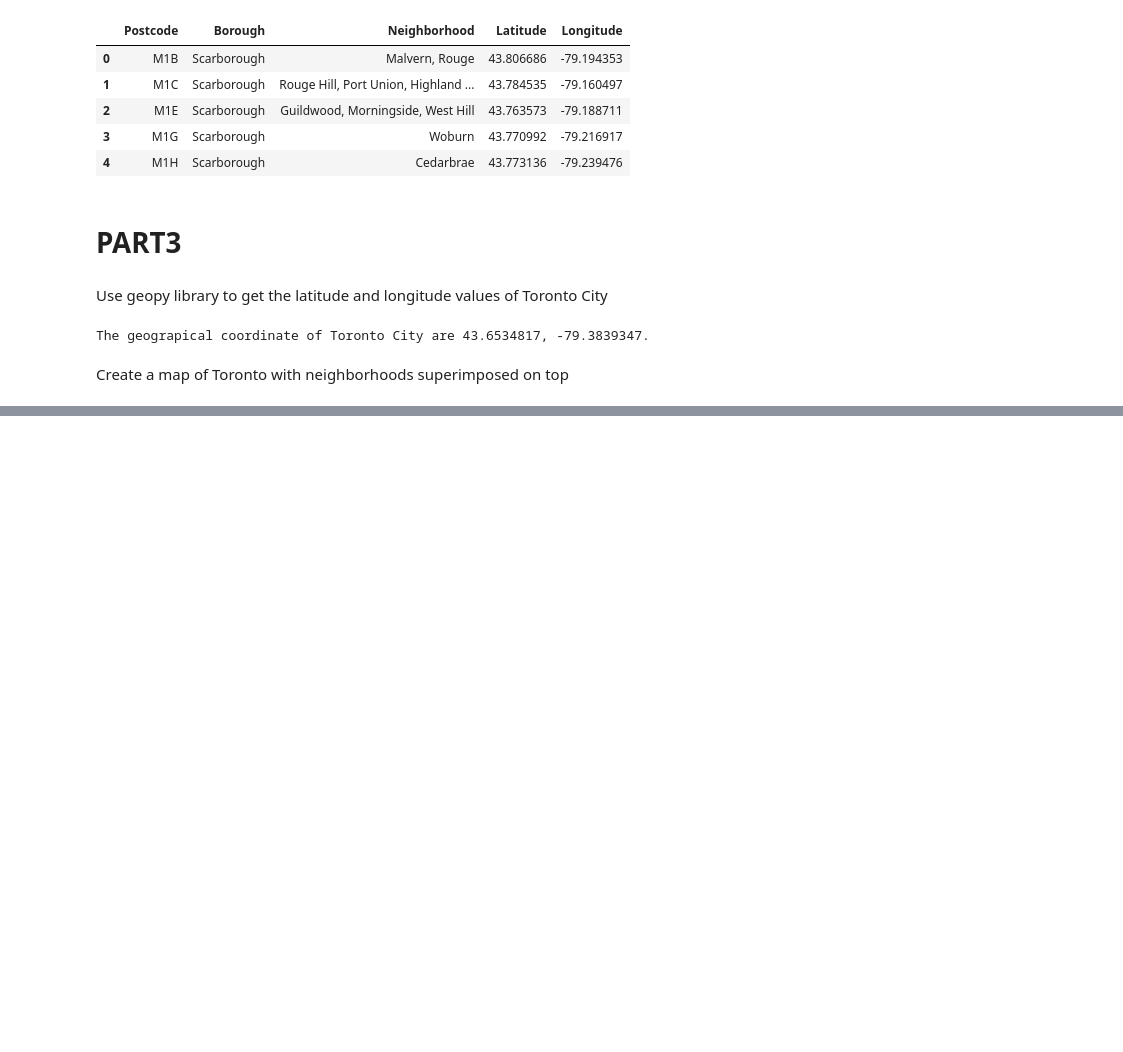
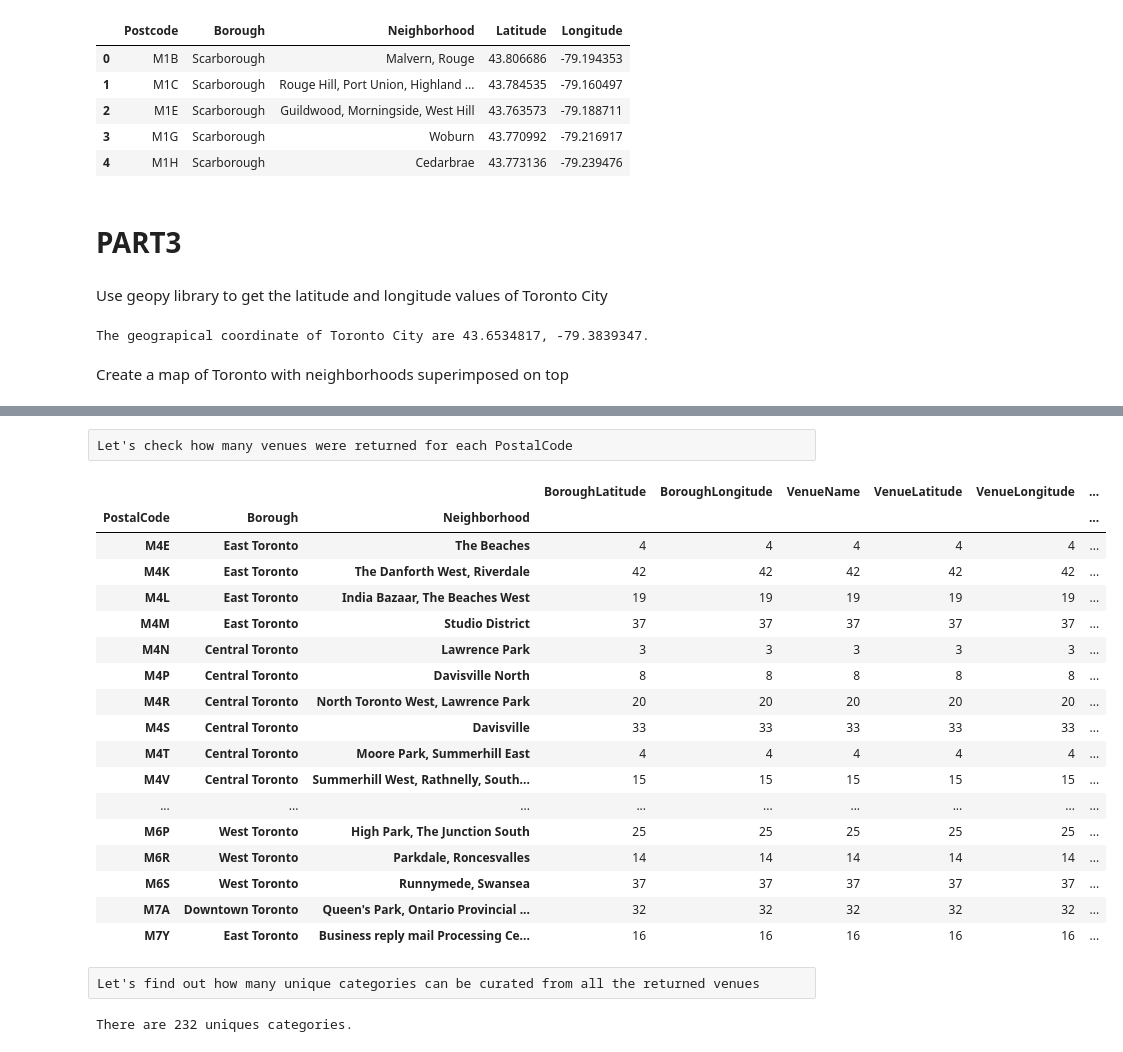
Before and after one commit to Varsha-V3/Coursera_Capstone, a Jupyter notebook: SegmentCluster.ipynb, the cells around one changed output, grey strips where cells are left out. Drawn from its saved outputs; the diff is of its cells as text; code cells hidden in the pictures; blank space fills up the shorter version.

Commit message:
neighborhoods in Toront-v1o

```diff
--- a/SegmentCluster.ipynb
+++ b/SegmentCluster.ipynb
@@ -189,0 +203,5 @@ map_geo
+# %%
+# create a new DataFrame with only boroughs that contain the word Toronto
+final_df = final_df[final_df['Borough'].isin(borough_with_toronto)].reset_index(drop=True)
+print(final_df.shape)
+final_df.head()
@@ -189,0 +236,38 @@ map_geo
+# %%
+radius = 500
+LIMIT = 100
+
+venues = []
+
+for lat, long, post, borough, neighborhood in zip(final_df['Latitude'], final_df['Longitude'], final_df['Postcode'], final_df['Borough'], final_df['Neighborhood']):
+    url = "https://api.foursquare.com/v2/venues/explore?client_id={}&client_secret={}&v={}&ll={},{}&radius={}&limit={}".format(
+        CLIENT_ID,
+        CLIENT_SECRET,
+        VERSION,
+        lat,
+        long,
+        radius,
+        LIMIT)
+
+    results = requests.get(url).json()["response"]['groups'][0]['items']
+
+    for venue in results:
+        venues.append((
+            post,
+            borough,
+            neighborhood,
+            lat,
+            long,
+            venue['venue']['name'],
+            venue['venue']['location']['lat'],
+            venue['venue']['location']['lng'],
+            venue['venue']['categories'][0]['name']))
+# %%
+# convert the venues list into a new DataFrame
+venues_df = pd.DataFrame(venues)
+
+# define the column names
+venues_df.columns = ['PostalCode', 'Borough', 'Neighborhood', 'BoroughLatitude', 'BoroughLongitude', 'VenueName', 'VenueLatitude', 'VenueLongitude', 'VenueCategory']
+
+print(venues_df.shape)
+venues_df.head()
@@ -189,0 +282,29 @@ map_geo
+# %% [raw]
+Let's check how many venues were returned for each PostalCode
+# %%
+venues_df.groupby(["PostalCode", "Borough", "Neighborhood"]).count()
+# %% [output]
+|  |  |  | BoroughLatitude | BoroughLongitude | VenueName | VenueLatitude | VenueLongitude | ... |
+| PostalCode | Borough | Neighborhood |  |  |  |  |  | ... |
+| M4E | East Toronto | The Beaches | 4 | 4 | 4 | 4 | 4 | ... |
+| M4K | East Toronto | The Danforth West, Riverdale | 42 | 42 | 42 | 42 | 42 | ... |
+| M4L | East Toronto | India Bazaar, The Beaches West | 19 | 19 | 19 | 19 | 19 | ... |
+| M4M | East Toronto | Studio District | 37 | 37 | 37 | 37 | 37 | ... |
+| M4N | Central Toronto | Lawrence Park | 3 | 3 | 3 | 3 | 3 | ... |
+| M4P | Central Toronto | Davisville North | 8 | 8 | 8 | 8 | 8 | ... |
+| M4R | Central Toronto | North Toronto West, Lawrence Park | 20 | 20 | 20 | 20 | 20 | ... |
+| M4S | Central Toronto | Davisville | 33 | 33 | 33 | 33 | 33 | ... |
+| M4T | Central Toronto | Moore Park, Summerhill East | 4 | 4 | 4 | 4 | 4 | ... |
+| M4V | Central Toronto | Summerhill West, Rathnelly, South... | 15 | 15 | 15 | 15 | 15 | ... |
+| ... | ... | ... | ... | ... | ... | ... | ... | ... |
+| M6P | West Toronto | High Park, The Junction South | 25 | 25 | 25 | 25 | 25 | ... |
+| M6R | West Toronto | Parkdale, Roncesvalles | 14 | 14 | 14 | 14 | 14 | ... |
+| M6S | West Toronto | Runnymede, Swansea | 37 | 37 | 37 | 37 | 37 | ... |
+| M7A | Downtown Toronto | Queen's Park, Ontario Provincial ... | 32 | 32 | 32 | 32 | 32 | ... |
+| M7Y | East Toronto | Business reply mail Processing Ce... | 16 | 16 | 16 | 16 | 16 | ... |
+# %% [raw]
+Let's find out how many unique categories can be curated from all the returned venues
+# %%
+print('There are {} uniques categories.'.format(len(venues_df['VenueCategory'].unique())))
+# %% [output]
+There are 232 uniques categories.
```
Also changed, not shown: parts of 20 cells of this notebook.
